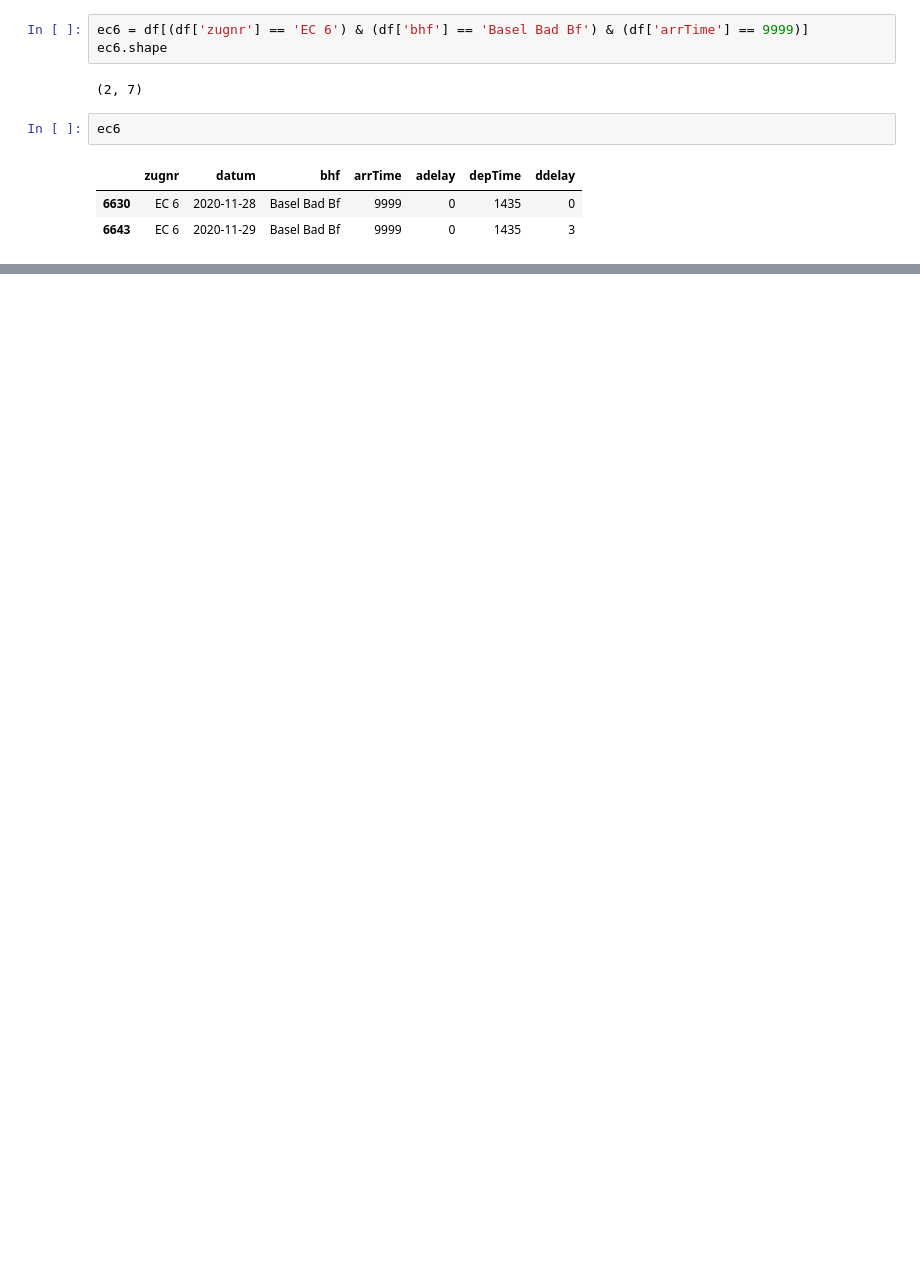
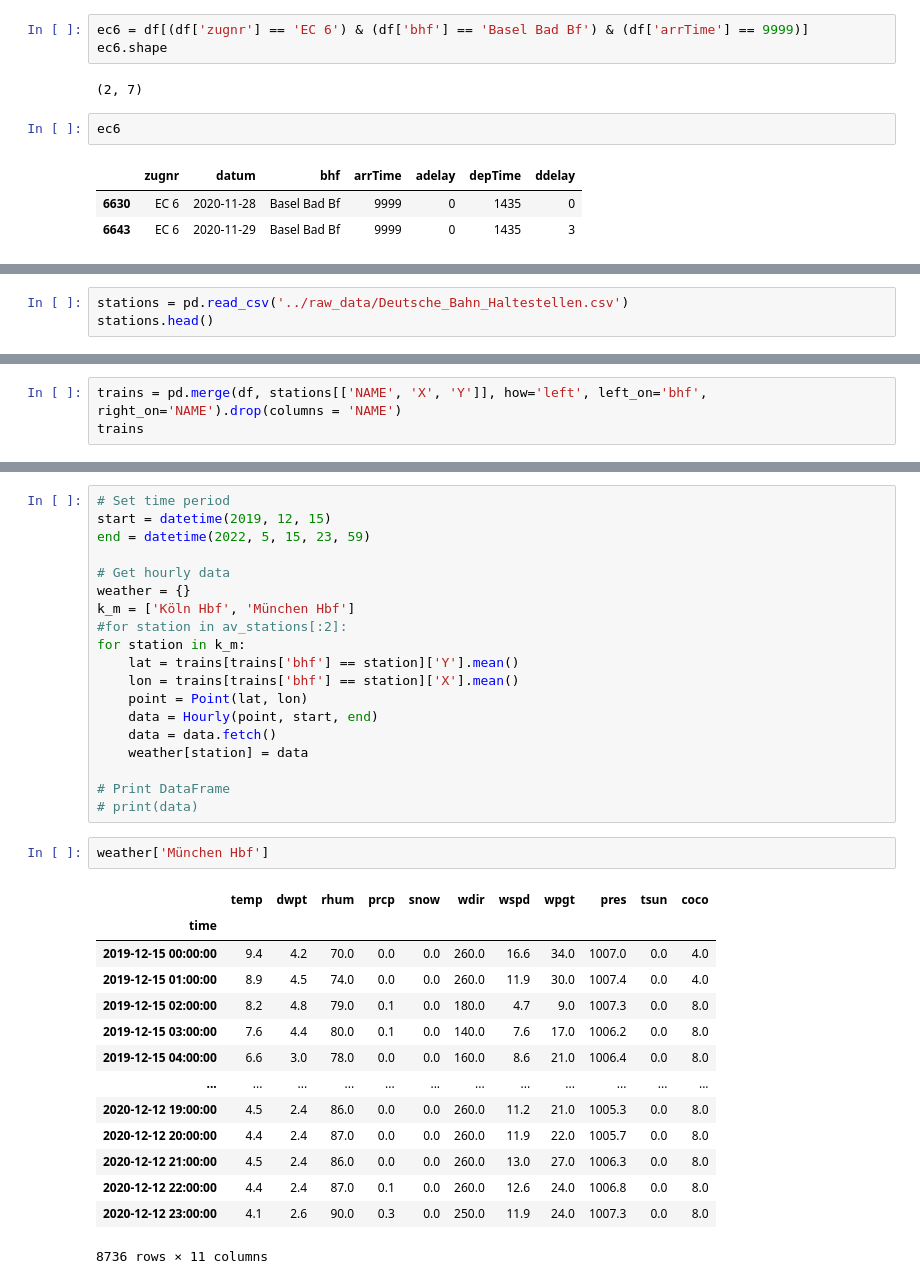
Before and after one commit to Good-Train-Bad-Train/gtbt, a Jupyter notebook: notebooks/juan_dataexploration.ipynb, the cells around one changed output, grey strips where cells are left out. Saved outputs shown, nothing was run; the diff lists cells and outputs as text; blank space fills up the shorter version.

Commit message:
Update to weather integration

```diff
--- a/notebooks/juan_dataexploration.ipynb
+++ b/notebooks/juan_dataexploration.ipynb
@@ -191,0 +195,3 @@ time
+# %%
+stations = pd.read_csv('../raw_data/Deutsche_Bahn_Haltestellen.csv')
+stations.head()
@@ -191,0 +205,3 @@ time
+# %%
+trains = pd.merge(df, stations[['NAME', 'X', 'Y']], how='left', left_on='bhf', right_on='NAME').drop(columns = 'NAME')
+trains
@@ -191,0 +262,36 @@ time
+# %%
+# Set time period
+start = datetime(2019, 12, 15)
+end = datetime(2022, 5, 15, 23, 59)
+
+# Get hourly data
+weather = {}
+k_m = ['Köln Hbf', 'München Hbf']
+#for station in av_stations[:2]:
+for station in k_m:
+    lat = trains[trains['bhf'] == station]['Y'].mean()
+    lon = trains[trains['bhf'] == station]['X'].mean()
+    point = Point(lat, lon)
+    data = Hourly(point, start, end)
+    data = data.fetch()
+    weather[station] = data
+
+# Print DataFrame
+# print(data)
+# %%
+weather['München Hbf']
+# %% [output]
+|  | temp | dwpt | rhum | prcp | snow | wdir | wspd | wpgt | pres | tsun | coco |
+| time |  |  |  |  |  |  |  |  |  |  |  |
+| 2019-12-15 00:00:00 | 9.4 | 4.2 | 70.0 | 0.0 | 0.0 | 260.0 | 16.6 | 34.0 | 1007.0 | 0.0 | 4.0 |
+| 2019-12-15 01:00:00 | 8.9 | 4.5 | 74.0 | 0.0 | 0.0 | 260.0 | 11.9 | 30.0 | 1007.4 | 0.0 | 4.0 |
+| 2019-12-15 02:00:00 | 8.2 | 4.8 | 79.0 | 0.1 | 0.0 | 180.0 | 4.7 | 9.0 | 1007.3 | 0.0 | 8.0 |
+| 2019-12-15 03:00:00 | 7.6 | 4.4 | 80.0 | 0.1 | 0.0 | 140.0 | 7.6 | 17.0 | 1006.2 | 0.0 | 8.0 |
+| 2019-12-15 04:00:00 | 6.6 | 3.0 | 78.0 | 0.0 | 0.0 | 160.0 | 8.6 | 21.0 | 1006.4 | 0.0 | 8.0 |
+| ... | ... | ... | ... | ... | ... | ... | ... | ... | ... | ... | ... |
+| 2020-12-12 19:00:00 | 4.5 | 2.4 | 86.0 | 0.0 | 0.0 | 260.0 | 11.2 | 21.0 | 1005.3 | 0.0 | 8.0 |
+| 2020-12-12 20:00:00 | 4.4 | 2.4 | 87.0 | 0.0 | 0.0 | 260.0 | 11.9 | 22.0 | 1005.7 | 0.0 | 8.0 |
+| 2020-12-12 21:00:00 | 4.5 | 2.4 | 86.0 | 0.0 | 0.0 | 260.0 | 13.0 | 27.0 | 1006.3 | 0.0 | 8.0 |
+| 2020-12-12 22:00:00 | 4.4 | 2.4 | 87.0 | 0.1 | 0.0 | 260.0 | 12.6 | 24.0 | 1006.8 | 0.0 | 8.0 |
+| 2020-12-12 23:00:00 | 4.1 | 2.6 | 90.0 | 0.3 | 0.0 | 250.0 | 11.9 | 24.0 | 1007.3 | 0.0 | 8.0 |
+8736 rows × 11 columns
```
Also changed, not shown: parts of 53 cells of this notebook.
